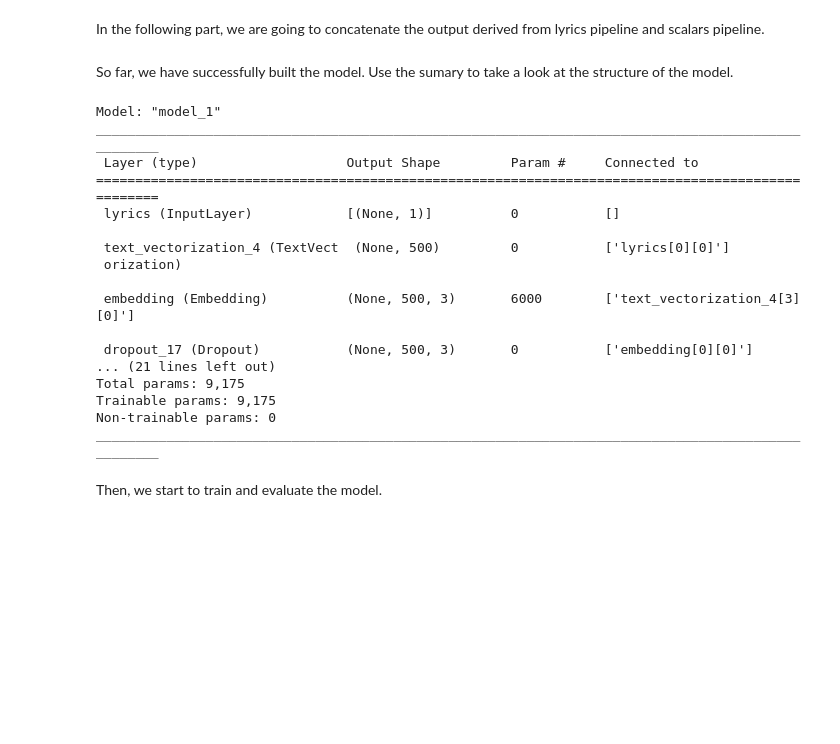
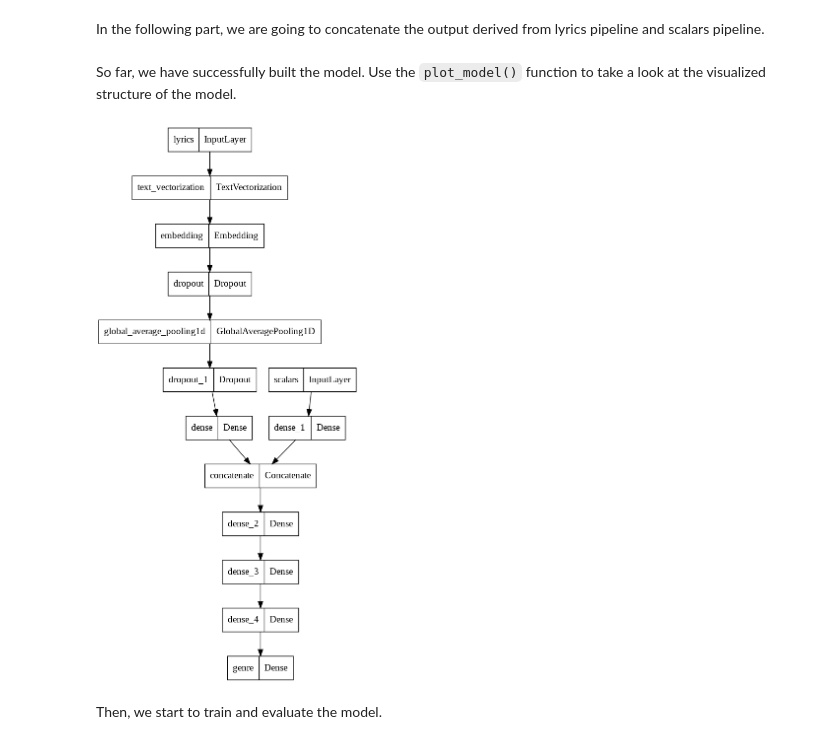
Before and after one commit to jiahao303/music-classifier, a Jupyter notebook: Music_Classifier_Nov_29.ipynb, the cells around one changed output. Cells and saved outputs as stored; diff of their text form; code cells hidden in the pictures; blank space fills up the shorter version.

```diff
--- a/Music_Classifier_Nov_29.ipynb
+++ b/Music_Classifier_Nov_29.ipynb
@@ -387,11 +387,11 @@ len(train), len(val), len(test)
 # %% [output]
 (351, 51, 101)
 # %%
-
+size_vocabulary = 2000
 
 vectorize_layer = TextVectorization(
     standardize=standardization,
-    max_tokens= 2000, # only consider this many words
+    max_tokens= size_vocabulary, # only consider this many words
     output_mode='int',
     output_sequence_length=500)
 
@@ -418,9 +410,9 @@ lyrics_input = keras.Input(
 )
 # %%
 lyrics_features = vectorize_layer(lyrics_input)
-lyrics_features = layers.Embedding(size_vocabulary, 3, name = "embedding")(lyrics_features)
+lyrics_features = layers.Embedding(size_vocabulary, 7, name = "embedding")(lyrics_features)
 lyrics_features = layers.Dropout(0.2)(lyrics_features)
 lyrics_features = layers.GlobalAveragePooling1D()(lyrics_features)
 lyrics_features = layers.Dropout(0.2)(lyrics_features)
-lyrics_features = layers.Dense(32, activation='relu')(lyrics_features)
+lyrics_features = layers.Dense(64, activation='relu')(lyrics_features)
 # %%
@@ -437,27 +431,11 @@ model = keras.Model(
     outputs = output
 )
 # %% [markdown]
-So far, we have successfully built the model. Use the sumary to take a look at the structure of the model.
+So far, we have successfully built the model. Use the `plot_model()` function to take a look at the visualized structure of the model.
-# %%
-model.summary()
-# %% [output]
-Model: "model_1"
-__________________________________________________________________________________________________
- Layer (type)                   Output Shape         Param #     Connected to
-==================================================================================================
- lyrics (InputLayer)            [(None, 1)]          0           []
-
- text_vectorization_4 (TextVect  (None, 500)         0           ['lyrics[0][0]']
- orization)
-
- embedding (Embedding)          (None, 500, 3)       6000        ['text_vectorization_4[3][0]']
-
- dropout_17 (Dropout)           (None, 500, 3)       0           ['embedding[0][0]']
-... (21 lines left out)
-Total params: 9,175
-Trainable params: 9,175
-Non-trainable params: 0
-__________________________________________________________________________________________________
+# %%
+keras.utils.plot_model(model)
+# %% [output]
+[figure, added]
 # %% [markdown]
 Then, we start to train and evaluate the model.
 # %%
```
Also changed, not shown: parts of 7 cells of this notebook.
